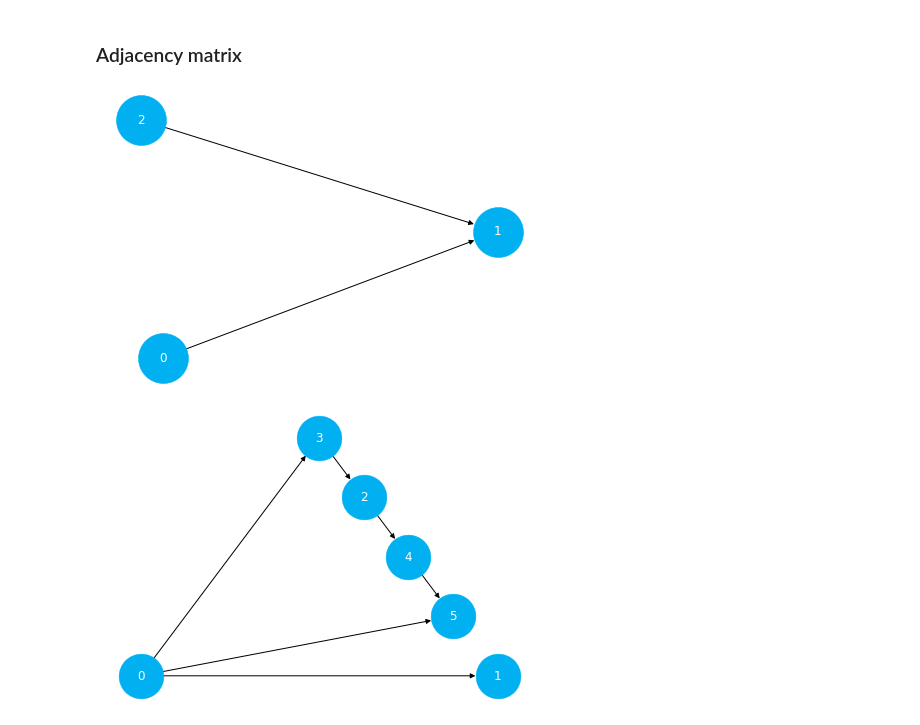
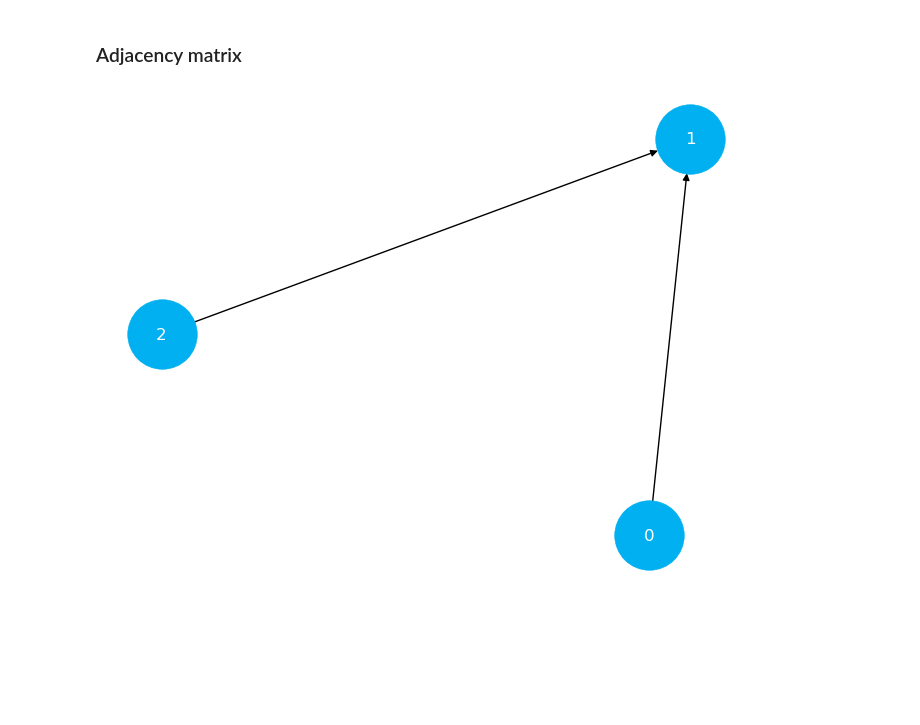
Before and after one commit to fesperson/inference_text, a Jupyter notebook: Chapter_04.ipynb, the cells around one changed output. Saved outputs shown, nothing was run; the diff lists cells and outputs as text; code cells hidden in the pictures; blank space fills up the shorter version.

```diff
--- a/Chapter_04.ipynb
+++ b/Chapter_04.ipynb
@@ -182,40 +180,15 @@ adj_matrix = np.array([
 ])
 # %%
 # Get the graph
-graph = nx.from_numpy_matrix(adj_matrix, create_using=nx.DiGraph)
+graph = nx.from_numpy_array(adj_matrix, create_using=nx.DiGraph)
 
 # Plot
 nx.draw(
     G=graph,
     with_labels=True,
     node_size=2500,
     node_color=COLORS[0],
     font_color='white'
 )
 # %% [output]
-[figure, old version]
+[figure, new version]
-# %%
-# Define the matrix
-adj_matrix = np.array([
-    [0, 1, 0, 1, 0, 1],
-    [0, 0, 0, 0, 0, 0],
-    [0, 0, 0, 0, 1, 0],
-    [0, 0, 1, 0, 0, 0],
-    [0, 0, 0, 0, 0, 1],
-    [0, 0, 0, 0, 0, 0],
-])
-
-# Get the graph
-graph = nx.from_numpy_matrix(adj_matrix, create_using=nx.DiGraph)
-
-# Plot
-nx.draw(
-    G=graph,
-    with_labels=True,
-    node_size=2000,
-    node_color=COLORS[0],
-    font_color='white',
-    pos=nx.planar_layout(graph)
-)
-# %% [output]
-[figure, removed]
```
Also changed, not shown: parts of 3 cells of this notebook, 3 other files.
